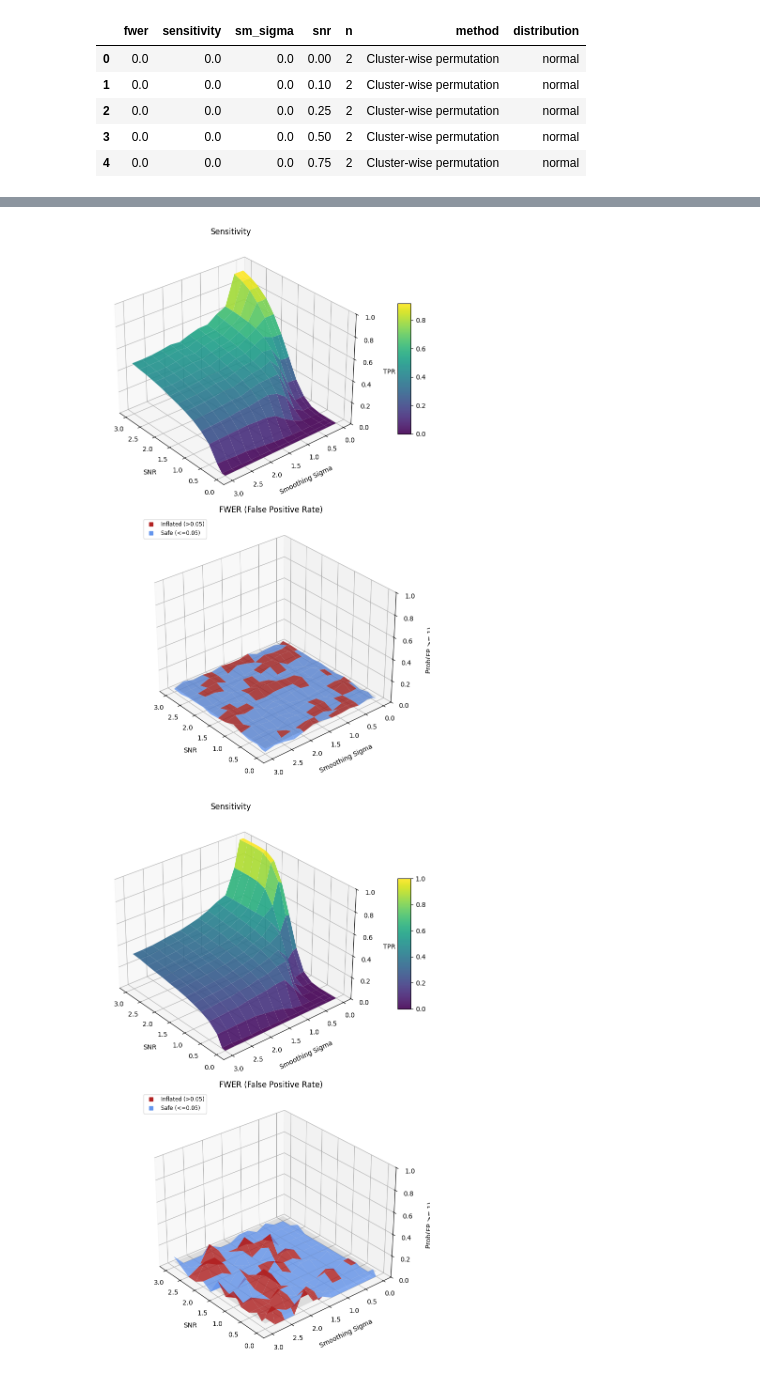
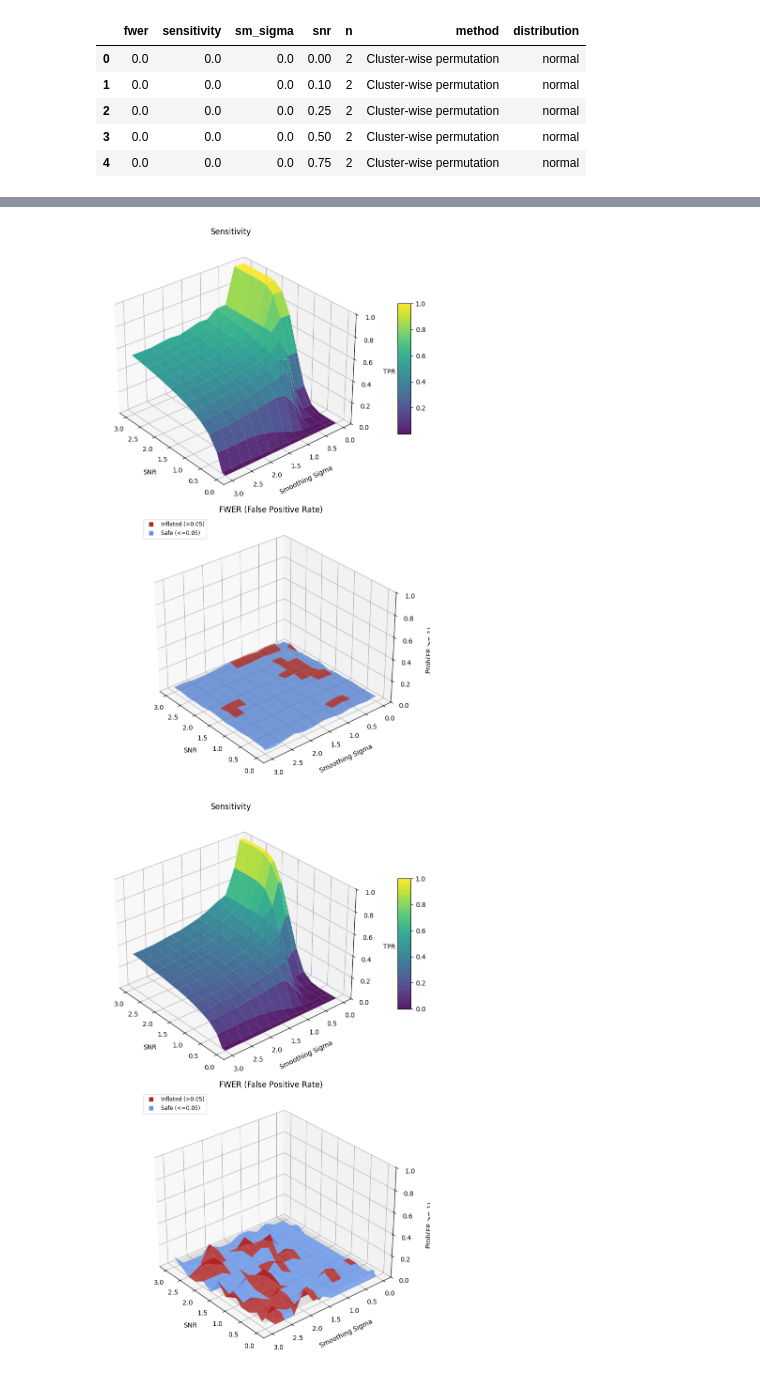
Before and after one commit to lt22412/group_project, a Jupyter notebook: voxel_wise_permutation/group_plots.ipynb, the cells around one changed output, grey strips where cells are left out. Cells and saved outputs as stored; diff of their text form; code cells hidden in the pictures.

Commit message:
new csvs for vv prm for 750 runs and 1500 permutations

```diff
--- a/voxel_wise_permutation/group_plots.ipynb
+++ b/voxel_wise_permutation/group_plots.ipynb
@@ -124,8 +124,8 @@ pl.plot_all_method_curves(final_metrics_df_t, sigma=1.5, snr_val=2.0, n_val=20)
 # %%
-sens_mat, fwer_mat = hf.reconstruct_metric_matrices(df = vv_prm_df_t, n_value = 20, sigma_levels = test_sigmas, snr_levels = test_snrs, method = "Voxel-wise permutation")
+sens_mat, fwer_mat = hf.reconstruct_metric_matrices(df = vv_prm_df_n, n_value = 20, sigma_levels = test_sigmas, snr_levels = test_snrs, method = "Voxel-wise permutation")
 pl.plot_3d_surfaces(test_snrs, test_sigmas, sens_mat, fwer_mat, elev=30, azim=140)
 # %% [output]
-[figure, old version]
+[figure, new version]
 # %%
 sens_mat, fwer_mat = hf.reconstruct_metric_matrices(df = vv_rft_df_n, n_value = 20, sigma_levels = test_sigmas, snr_levels = test_snrs, method = "Voxel-wise RFT")
 pl.plot_3d_surfaces(test_snrs, test_sigmas, sens_mat, fwer_mat, elev=30, azim=140)
```
Also changed, not shown: parts of 3 cells of this notebook, 3 other files.
